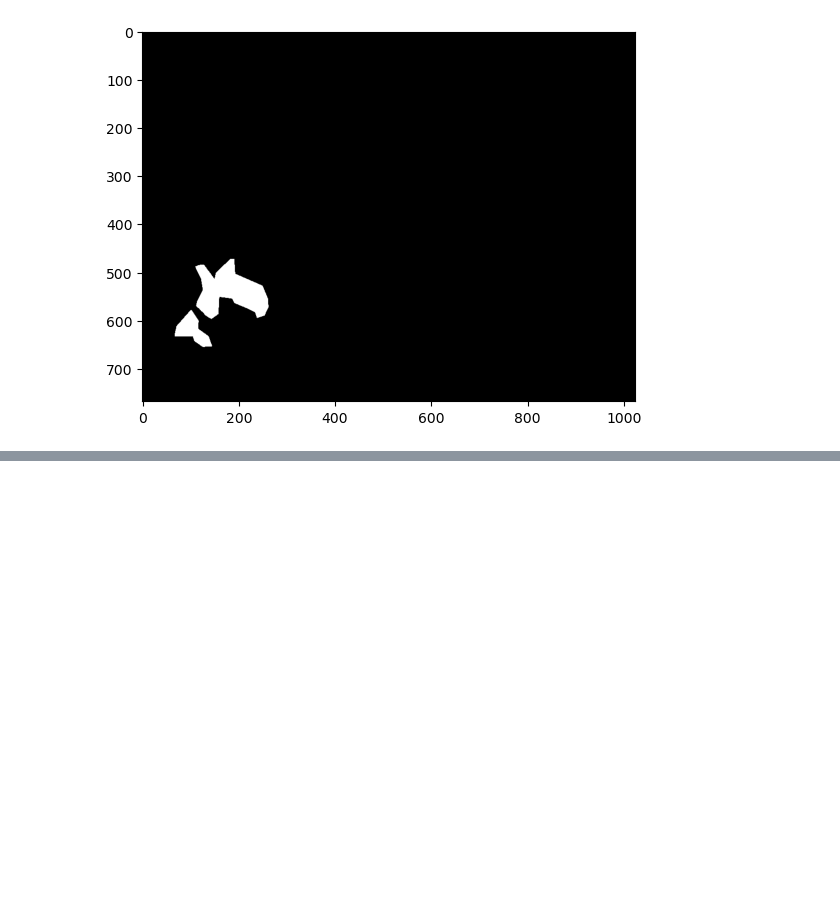
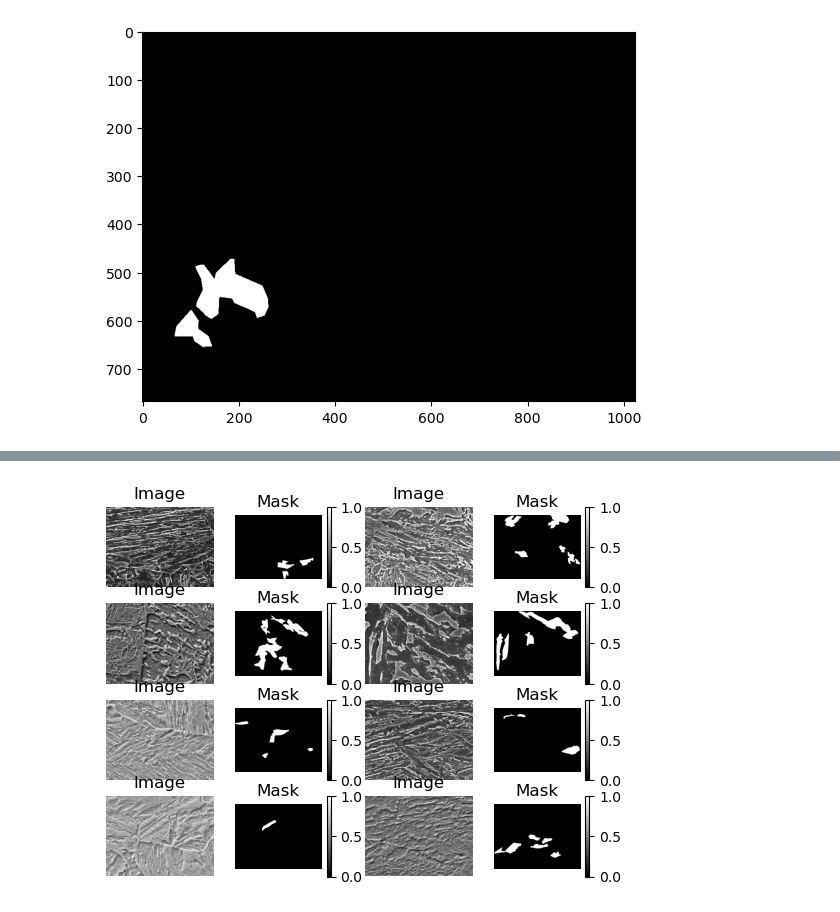
Before and after one commit to rzambrano1/semanticSegmentation_deepLearning_microstructureCharacterization, a Jupyter notebook: Model.ipynb, the cells around one changed output, grey strips where cells are left out. Saved outputs shown, nothing was run; the diff lists cells and outputs as text; code cells hidden in the pictures; blank space fills up the shorter version.

```diff
--- a/Model.ipynb
+++ b/Model.ipynb
@@ -154,0 +209,18 @@ plt.show()
+# %%
+# View images and associated labels
+for _ in range(len(train_labels_testBatch)):
+    img_number = 0
+    for image_slot in range(16):
+        ax = plt.subplot(4, 4, image_slot + 1)
+        if image_slot % 2 == 0:
+            plt.imshow(train_images_testBatch[img_number], cmap=plt.cm.gray)
+            class_name = 'Image'
+        else:
+            plt.imshow(train_labels_testBatch[img_number], cmap=plt.cm.gray)
+            plt.colorbar()
+            class_name = 'Mask'
+            img_number += 1
+        plt.title(class_name)
+        plt.axis("off")
+# %% [output]
+[figure, added]
```
Also changed, not shown: parts of 11 cells of this notebook.
